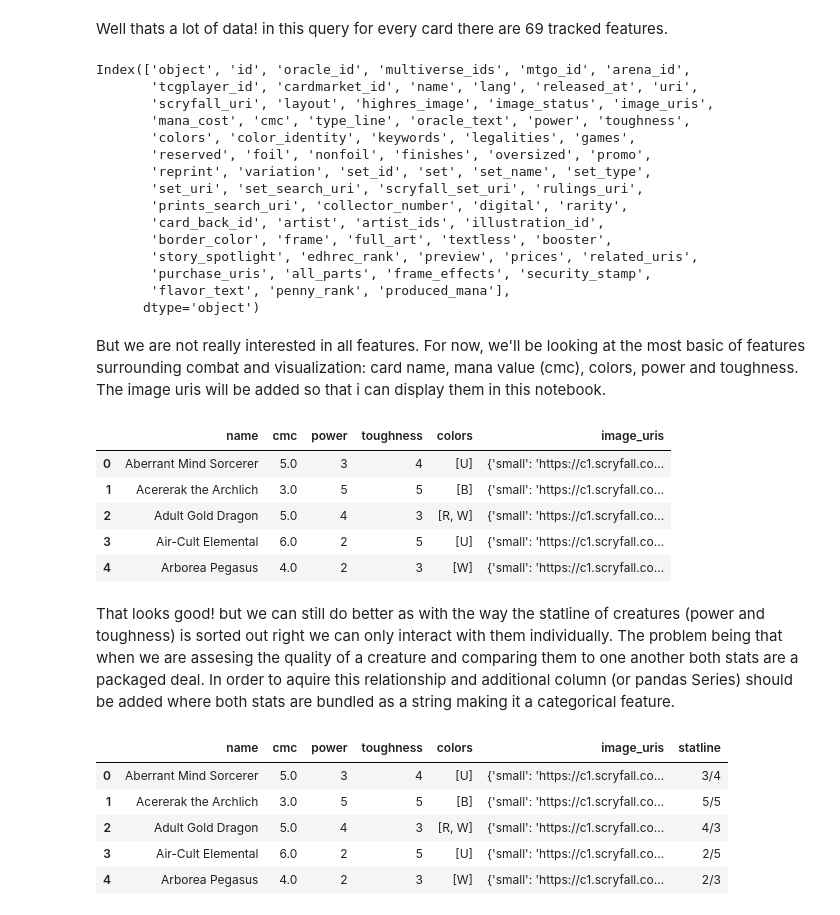
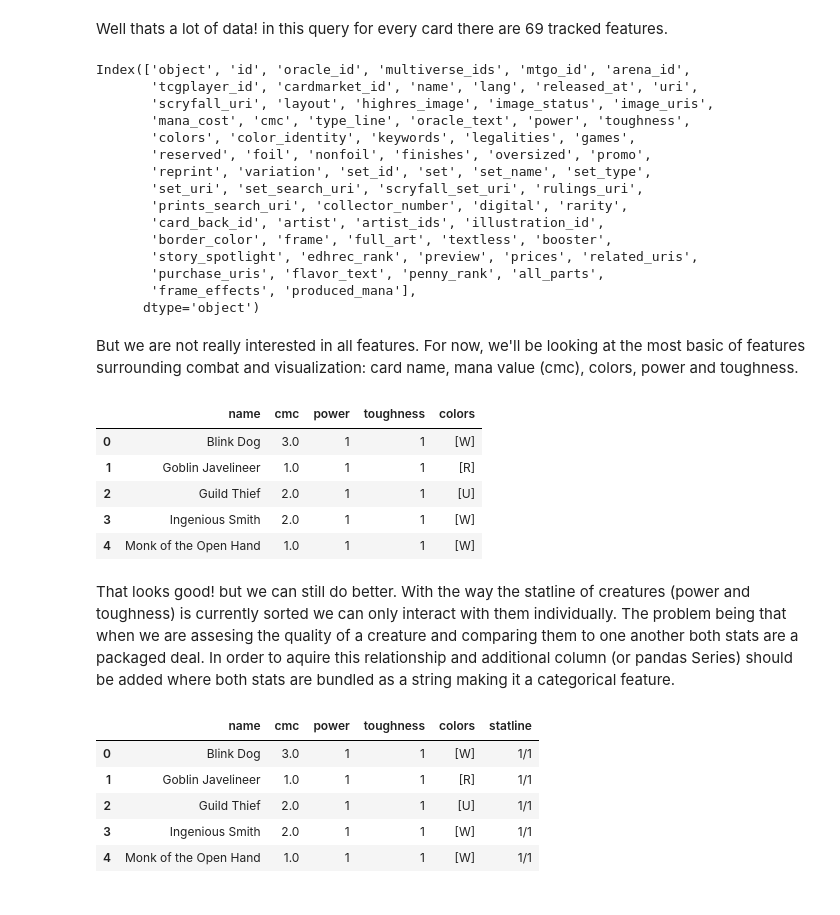
Before and after one commit to ajemmott/set-creatures-statline, a Jupyter notebook: Average-stats-by-mv.ipynb, the cells around one changed output. Saved outputs shown, nothing was run; the diff lists cells and outputs as text; code cells hidden in the pictures.

```diff
--- a/Average-stats-by-mv.ipynb
+++ b/Average-stats-by-mv.ipynb
@@ -40,7 +40,7 @@ the last bit of the query is required to prevent the alchemy rebalanced version
 import pandas as pd
 from ScryfallCardQuery import ScryfallCardQuery_v2 as scq
 
-afr_query = 'type:creature set:afr -is:rebalanced'
+afr_query = 't:creature s:afr -is:rebalanced (r:c or r:u)'
 afr_creature_full_data = pd.DataFrame(scq(afr_query).data)
 
 afr_creature_full_data.head()
@@ -69,24 +69,24 @@ Index(['object', 'id', 'oracle_id', 'multiverse_ids', 'mtgo_id', 'arena_id',
        'card_back_id', 'artist', 'artist_ids', 'illustration_id',
        'border_color', 'frame', 'full_art', 'textless', 'booster',
        'story_spotlight', 'edhrec_rank', 'preview', 'prices', 'related_uris',
-       'purchase_uris', 'all_parts', 'frame_effects', 'security_stamp',
-       'flavor_text', 'penny_rank', 'produced_mana'],
+       'purchase_uris', 'flavor_text', 'penny_rank', 'all_parts',
+       'frame_effects', 'produced_mana'],
       dtype='object')
 # %% [markdown]
-But we are not really interested in all features. For now, we'll be looking at the most basic of features surrounding combat and visualization: card name, mana value (cmc), colors, power and toughness. The image uris will be added so that i can display them in this notebook.
+But we are not really interested in all features. For now, we'll be looking at the most basic of features surrounding combat and visualization: card name, mana value (cmc), colors, power and toughness.
 # %%
-features = ['name', 'cmc', 'power', 'toughness', 'colors', 'image_uris']
-afr_creature_data = afr_creature_full_data[features]
+features = ['name', 'cmc', 'power', 'toughness', 'colors']
+afr_creature_data = afr_creature_full_data[afr_creature_full_data.layout == 'normal'][features].sort_values(by=['toughness','power']).reset_index(drop=True)
 afr_creature_data.head()
 # %% [output]
-|  | name | cmc | power | toughness | colors | image_uris |
-| 0 | Aberrant Mind Sorcerer | 5.0 | 3 | 4 | [U] | {'small': 'https://c1.scryfall.co... |
-| 1 | Acererak the Archlich | 3.0 | 5 | 5 | [B] | {'small': 'https://c1.scryfall.co... |
-| 2 | Adult Gold Dragon | 5.0 | 4 | 3 | [R, W] | {'small': 'https://c1.scryfall.co... |
-| 3 | Air-Cult Elemental | 6.0 | 2 | 5 | [U] | {'small': 'https://c1.scryfall.co... |
-| 4 | Arborea Pegasus | 4.0 | 2 | 3 | [W] | {'small': 'https://c1.scryfall.co... |
+|  | name | cmc | power | toughness | colors |
+| 0 | Blink Dog | 3.0 | 1 | 1 | [W] |
+| 1 | Goblin Javelineer | 1.0 | 1 | 1 | [R] |
+| 2 | Guild Thief | 2.0 | 1 | 1 | [U] |
+| 3 | Ingenious Smith | 2.0 | 1 | 1 | [W] |
+| 4 | Monk of the Open Hand | 1.0 | 1 | 1 | [W] |
 # %% [markdown]
-That looks good! but we can still do better as with the way the statline of creatures (power and toughness) is sorted out right we can only interact with them individually. The problem being that when we are assesing the quality of a creature and comparing them to one another both stats are a packaged deal. In order to aquire this relationship and additional column (or pandas Series) should be added where both stats are bundled as a string making it a categorical feature.
+That looks good! but we can still do better. With the way the statline of creatures (power and toughness) is currently sorted we can only interact with them individually. The problem being that when we are assesing the quality of a creature and comparing them to one another both stats are a packaged deal. In order to aquire this relationship and additional column (or pandas Series) should be added where both stats are bundled as a string making it a categorical feature.
 # %%
 afr_creature_statline = pd.Series([str(card['power'])+'/'+str(card['toughness'])
                                                 for i, card in afr_creature_data.iterrows()]).rename('statline')
@@ -94,9 +94,9 @@ afr_creature_statline = pd.Series([str(card['power'])+'/'+str(card['toughness'])
 afr_creature_data = pd.concat([afr_creature_data, afr_creature_statline], axis='columns')
 afr_creature_data.head()
 # %% [output]
-|  | name | cmc | power | toughness | colors | image_uris | statline |
-| 0 | Aberrant Mind Sorcerer | 5.0 | 3 | 4 | [U] | {'small': 'https://c1.scryfall.co... | 3/4 |
-| 1 | Acererak the Archlich | 3.0 | 5 | 5 | [B] | {'small': 'https://c1.scryfall.co... | 5/5 |
-| 2 | Adult Gold Dragon | 5.0 | 4 | 3 | [R, W] | {'small': 'https://c1.scryfall.co... | 4/3 |
-| 3 | Air-Cult Elemental | 6.0 | 2 | 5 | [U] | {'small': 'https://c1.scryfall.co... | 2/5 |
-| 4 | Arborea Pegasus | 4.0 | 2 | 3 | [W] | {'small': 'https://c1.scryfall.co... | 2/3 |
+|  | name | cmc | power | toughness | colors | statline |
+| 0 | Blink Dog | 3.0 | 1 | 1 | [W] | 1/1 |
+| 1 | Goblin Javelineer | 1.0 | 1 | 1 | [R] | 1/1 |
+| 2 | Guild Thief | 2.0 | 1 | 1 | [U] | 1/1 |
+| 3 | Ingenious Smith | 2.0 | 1 | 1 | [W] | 1/1 |
+| 4 | Monk of the Open Hand | 1.0 | 1 | 1 | [W] | 1/1 |
```
Also changed, not shown: parts of 8 cells of this notebook, 1 other file.
